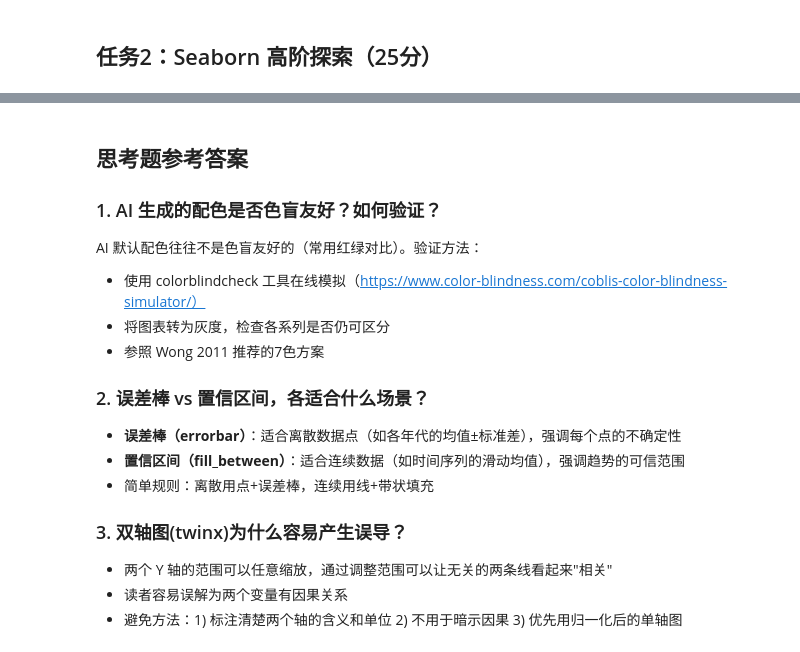
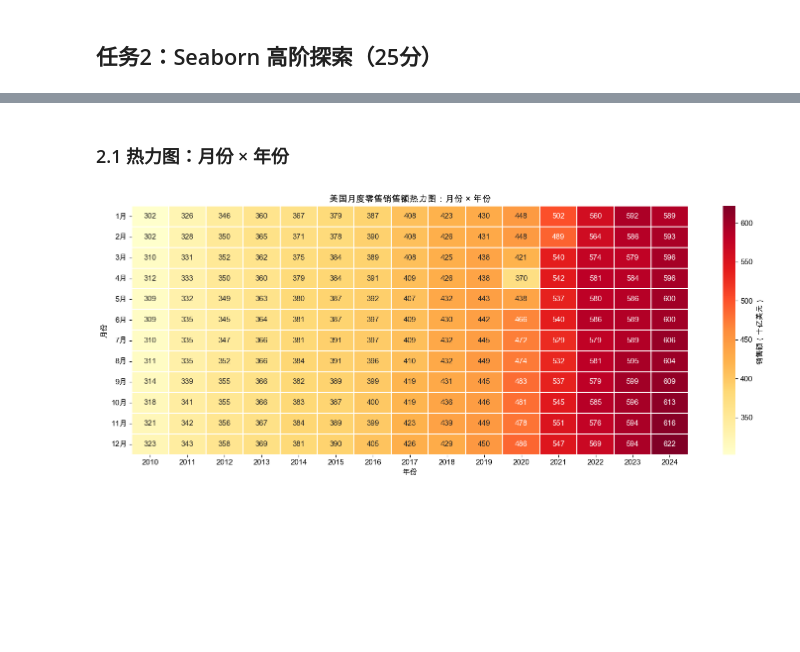
Before and after one commit to Jafekin/advanced_python_course, a Jupyter notebook: 第2讲/实验参考答案/实验二参考答案.ipynb, the cells around one changed output, grey strips where cells are left out. Drawn from its saved outputs; the diff is of its cells as text; code cells hidden in the pictures; blank space fills up the shorter version.

```diff
--- a/第2讲/实验参考答案/实验二参考答案.ipynb
+++ b/第2讲/实验参考答案/实验二参考答案.ipynb
@@ -365,21 +200,18 @@ Nature 标准图表已保存: output/fig_nature.pdf + .png
-# %% [markdown]
-## 思考题参考答案
-
-### 1. AI 生成的配色是否色盲友好？如何验证？
-
-AI 默认配色往往不是色盲友好的（常用红绿对比）。验证方法：
-- 使用 colorblindcheck 工具在线模拟（https://www.color-blindness.com/coblis-color-blindness-simulator/）
-- 将图表转为灰度，检查各系列是否仍可区分
-- 参照 Wong 2011 推荐的7色方案
-
-### 2. 误差棒 vs 置信区间，各适合什么场景？
-
-- **误差棒（errorbar）**：适合离散数据点（如各年代的均值±标准差），强调每个点的不确定性
-- **置信区间（fill_between）**：适合连续数据（如时间序列的滑动均值），强调趋势的可信范围
-- 简单规则：离散用点+误差棒，连续用线+带状填充
-
-### 3. 双轴图(twinx)为什么容易产生误导？
-
-- 两个 Y 轴的范围可以任意缩放，通过调整范围可以让无关的两条线看起来"相关"
-- 读者容易误解为两个变量有因果关系
-- 避免方法：1) 标注清楚两个轴的含义和单位 2) 不用于暗示因果 3) 优先用归一化后的单轴图
+# %% [markdown]
+### 2.1 热力图：月份 × 年份
+# %%
+heatmap_data = (sales.pivot(index='月份', columns='年份', values='零售销售额_十亿美元')
+                .reindex(range(1, 13)))
+
+fig, ax = plt.subplots(figsize=(15, 6))
+sns.heatmap(heatmap_data, cmap='YlOrRd', annot=True, fmt='.0f',
+            linewidths=0.25, linecolor='white', cbar_kws={'label': '销售额（十亿美元）'}, ax=ax)
+ax.set_title('美国月度零售销售额热力图：月份 × 年份')
+ax.set_xlabel('年份')
+ax.set_ylabel('月份')
+ax.set_yticklabels([f'{i}月' for i in range(1, 13)], rotation=0)
+plt.tight_layout()
+plt.savefig(OUTPUT_DIR / 'task2_heatmap.png', dpi=300, bbox_inches='tight')
+plt.show()
+# %% [output]
+[figure, added]
```
Also changed, not shown: parts of 54 cells of this notebook, 13 other files.
